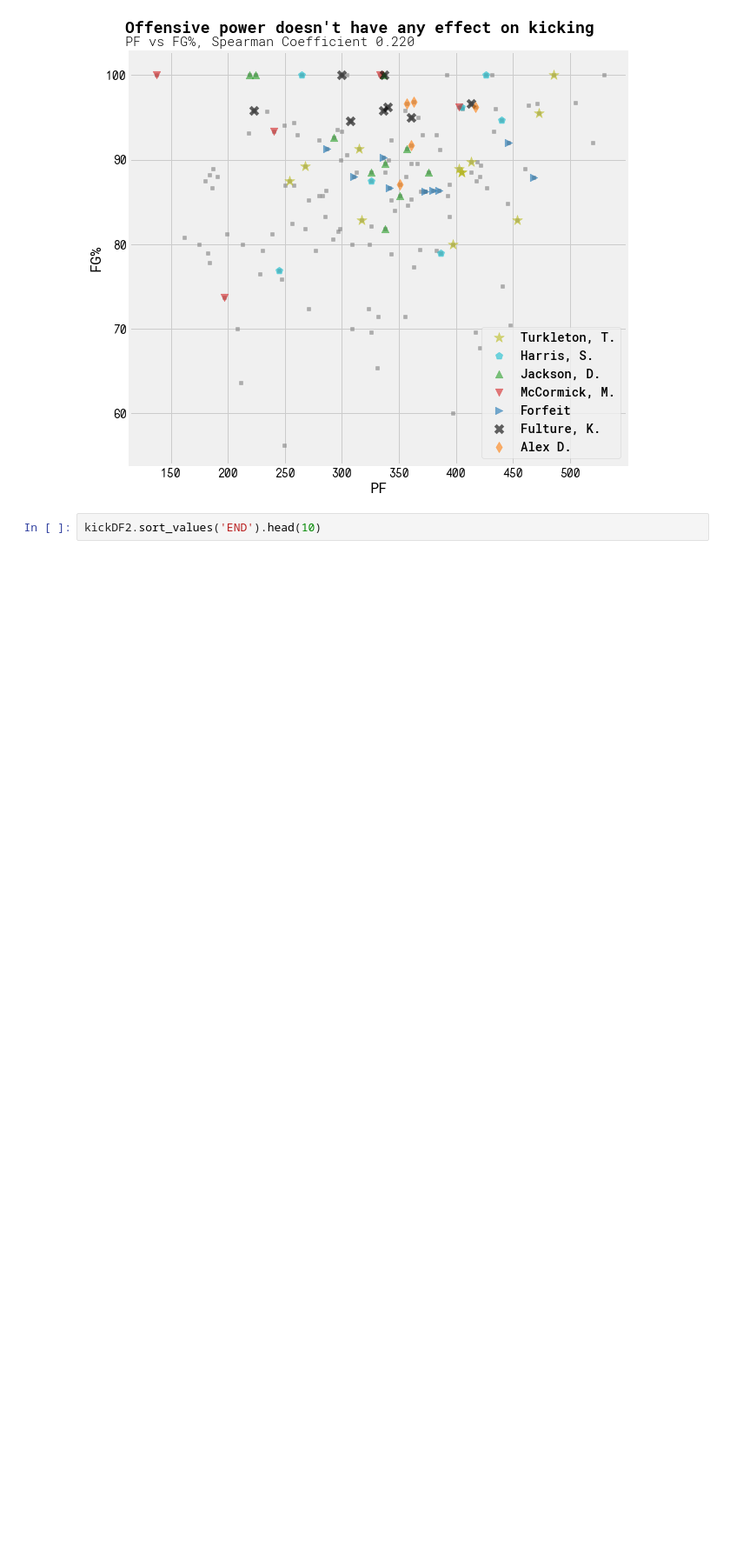
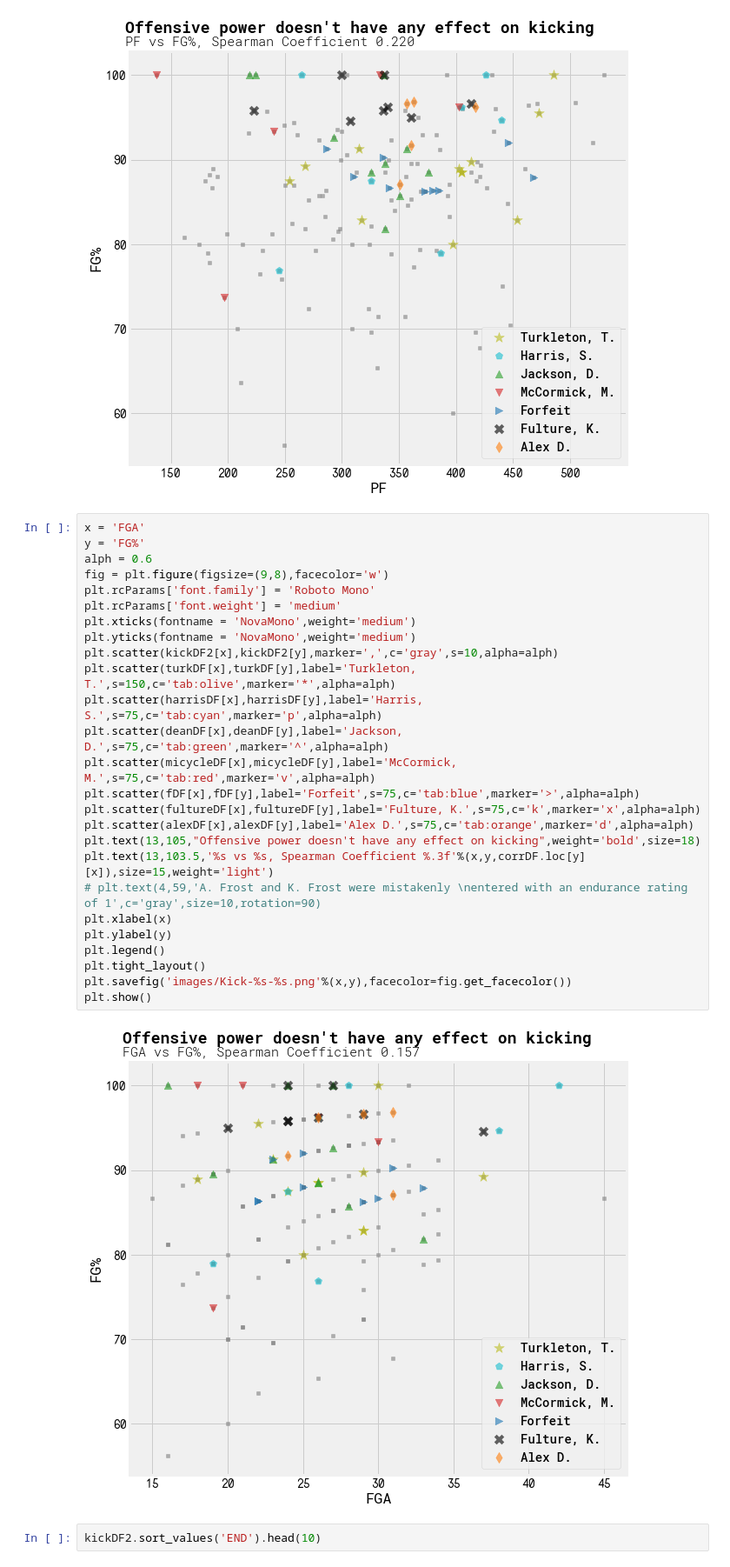
Before and after one commit to infinitempg/kicker-correlations, a Jupyter notebook: analysis.ipynb, the cells around one changed output. Shown at 87% size. Cells and saved outputs as stored; diff of their text form; blank space fills up the shorter version.

Commit message:
more images

```diff
--- a/analysis.ipynb
+++ b/analysis.ipynb
@@ -320,6 +320,34 @@ plt.savefig('images/Kick-%s-%s.png'%(x,y),facecolor=fig.get_facecolor())
 plt.show()
 # %% [output]
 [figure]
+# %%
+x = 'FGA'
+y = 'FG%'
+alph = 0.6
+fig = plt.figure(figsize=(9,8),facecolor='w')
+plt.rcParams['font.family'] = 'Roboto Mono'
+plt.rcParams['font.weight'] = 'medium'
+plt.xticks(fontname = 'NovaMono',weight='medium')
+plt.yticks(fontname = 'NovaMono',weight='medium')
+plt.scatter(kickDF2[x],kickDF2[y],marker=',',c='gray',s=10,alpha=alph)
+plt.scatter(turkDF[x],turkDF[y],label='Turkleton, T.',s=150,c='tab:olive',marker='*',alpha=alph)
+plt.scatter(harrisDF[x],harrisDF[y],label='Harris, S.',s=75,c='tab:cyan',marker='p',alpha=alph)
+plt.scatter(deanDF[x],deanDF[y],label='Jackson, D.',s=75,c='tab:green',marker='^',alpha=alph)
+plt.scatter(micycleDF[x],micycleDF[y],label='McCormick, M.',s=75,c='tab:red',marker='v',alpha=alph)
+plt.scatter(fDF[x],fDF[y],label='Forfeit',s=75,c='tab:blue',marker='>',alpha=alph)
+plt.scatter(fultureDF[x],fultureDF[y],label='Fulture, K.',s=75,c='k',marker='x',alpha=alph)
+plt.scatter(alexDF[x],alexDF[y],label='Alex D.',s=75,c='tab:orange',marker='d',alpha=alph)
+plt.text(13,105,"Offensive power doesn't have any effect on kicking",weight='bold',size=18)
+plt.text(13,103.5,'%s vs %s, Spearman Coefficient %.3f'%(x,y,corrDF.loc[y][x]),size=15,weight='light')
+# plt.text(4,59,'A. Frost and K. Frost were mistakenly \nentered with an endurance rating of 1',c='gray',size=10,rotation=90)
+plt.xlabel(x)
+plt.ylabel(y)
+plt.legend()
+plt.tight_layout()
+plt.savefig('images/Kick-%s-%s.png'%(x,y),facecolor=fig.get_facecolor())
+plt.show()
+# %% [output]
+[figure, added]
 # %%
 kickDF2.sort_values('END').head(10)
 # %% [output]
```
Also changed, not shown: 1 other file.
